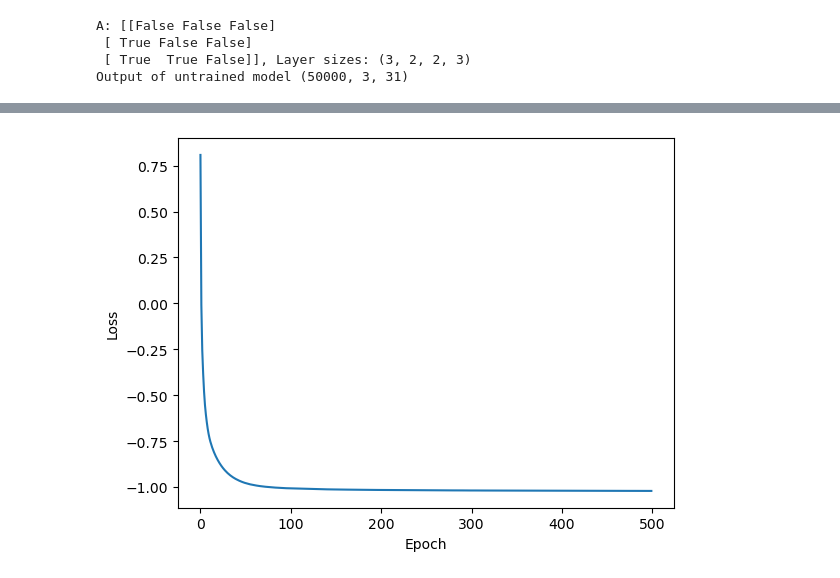
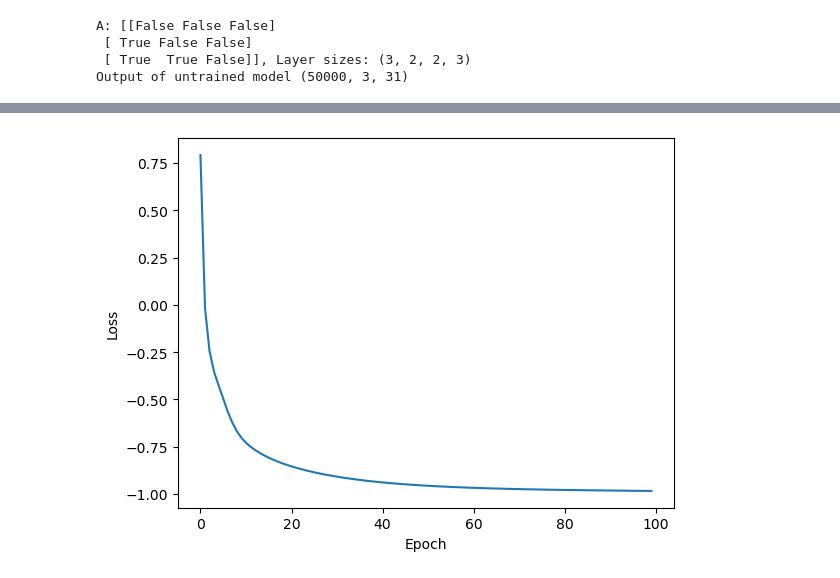
Before and after one commit to oduerr/cflow, a Jupyter notebook: notebooks/simple_model.ipynb, the cells around one changed output, grey strips where cells are left out. Drawn from its saved outputs; the diff is of its cells as text; code cells hidden in the pictures.

Commit message:
Naming Weights and changes in simplemodel.ipynb

```diff
--- a/notebooks/simple_model.ipynb
+++ b/notebooks/simple_model.ipynb
@@ -5,0 +8,10 @@ fn = 'triangle_test_large_long.keras'
+# %%
+### Definistion of the parameters
+M = 30
+N_train = 50000
+EPOCHS = 100
+dpg_name = "VACA1"
+hidden_features = (2,2)
+# filename like filename = paste0(dpg_name, "_M", M, "_N",N_train, "_E", Epochs, "_", paste0(hidden_features, collapse = "_"), ".h5")
+fn = f"{dpg_name}_M{M}_N{N_train}_E{EPOCHS}_{'_'.join(map(str, hidden_features))}.h5"
+print(fn) #VACA1_M30_N50000_E100_2_2.h5
@@ -78,9 +103,21 @@ WARNING:absl:At this time, the v2.11+ optimizer `tf.keras.optimizers.Adam` runs
 # %%
 # Fit the model if the file  fn does not exist
 import os
-if not os.path.exists(fn):
+fn_model = fn.replace(".h5", ".keras")
+if not os.path.exists(fn_model):
+    history = None
     history = param_model.fit(x=tf.constant(train['df_scaled'], dtype=tf.float32),
                             y=tf.constant(train['df_scaled'], dtype=tf.float32),
                             epochs=EPOCHS,
                             verbose=True)
+    param_model.save_weights(fn, save_format='h5')
+    param_model.save() # Save the model
+else:
+    print("Loading model from file")
+    # Load the model from the file (weights would be also OK)
+    param_model = tf.keras.models.load_model(fn_model,
+        custom_objects={
+            'LinearMasked': LinearMasked,
+            'custom_loss': dag_loss
+        })
 # %% [output]
@@ -104,8 +126,9 @@ Epoch 500/500
 # %%
 # Plot training history
-plt.plot(history.epoch, history.history['loss'])
-plt.xlabel('Epoch')
-plt.ylabel('Loss')
-plt.show()
+if (history is not None):
+    plt.plot(history.epoch, history.history['loss'])
+    plt.xlabel('Epoch')
+    plt.ylabel('Loss')
+    plt.show()
 # %% [output]
-[figure, old version]
+[figure, new version]
```
Also changed, not shown: parts of 15 cells of this notebook, 3 other files.
